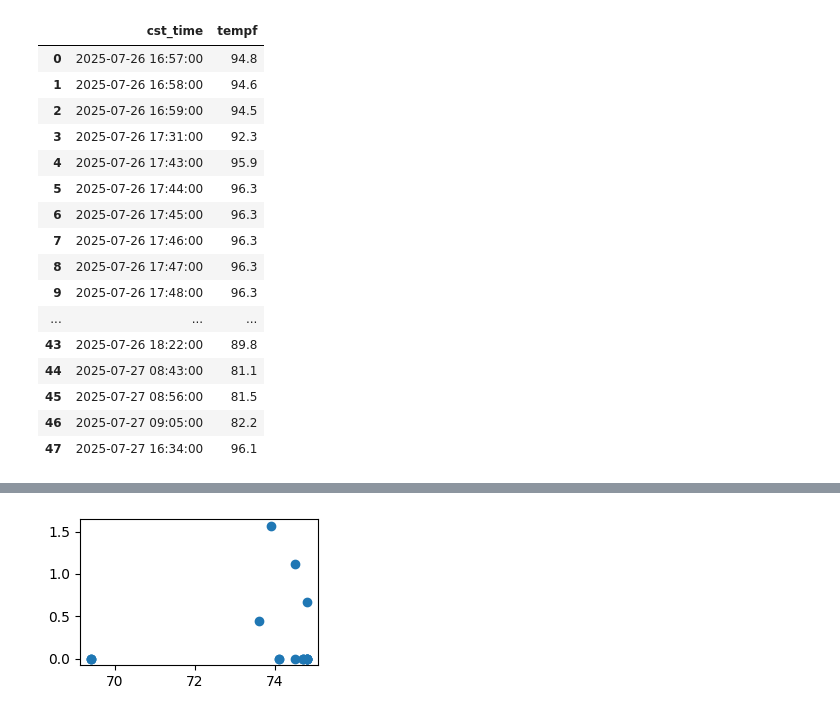
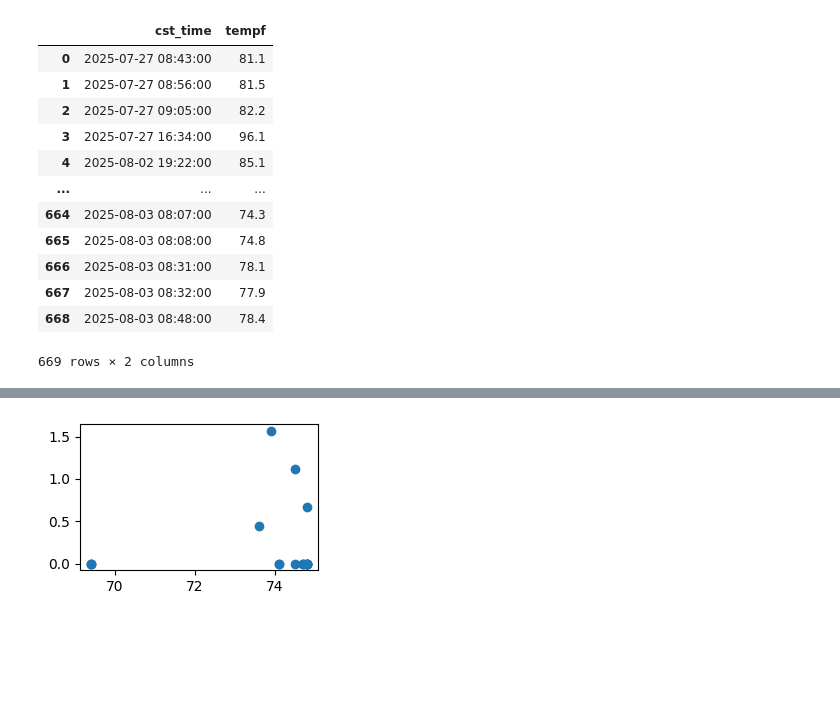
Before and after one commit to sharedw/weather-bot, a Jupyter notebook: explore.ipynb, the cells around one changed output, grey strips where cells are left out. Saved outputs shown, nothing was run; the diff lists cells and outputs as text; code cells hidden in the pictures; blank space fills up the shorter version.

```diff
--- a/explore.ipynb
+++ b/explore.ipynb
@@ -9,24 +9,22 @@ TABLE_NAME = 'observations'
 # %%
 var = 'tempf'
 con = duckdb.connect(DB_PATH)
-df = con.sql(f"select date AT TIME ZONE 'UTC' AT TIME ZONE 'America/Chicago' AS cst_time, {var} from observations where date >'2025-07-26'").df()
+df = con.sql(f"""select date AT TIME ZONE 'UTC' AT TIME ZONE 'America/Chicago' AS cst_time,
+              {var} from observations
+              where date >= CURRENT_DATE - INTERVAL 7 DAY""").df()
 con.close()
 df
 # %% [output]
 |  | cst_time | tempf |
-| 0 | 2025-07-26 16:57:00 | 94.8 |
-| 1 | 2025-07-26 16:58:00 | 94.6 |
-| 2 | 2025-07-26 16:59:00 | 94.5 |
-| 3 | 2025-07-26 17:31:00 | 92.3 |
-| 4 | 2025-07-26 17:43:00 | 95.9 |
-| 5 | 2025-07-26 17:44:00 | 96.3 |
-| 6 | 2025-07-26 17:45:00 | 96.3 |
-| 7 | 2025-07-26 17:46:00 | 96.3 |
-| 8 | 2025-07-26 17:47:00 | 96.3 |
-| 9 | 2025-07-26 17:48:00 | 96.3 |
+| 0 | 2025-07-27 08:43:00 | 81.1 |
+| 1 | 2025-07-27 08:56:00 | 81.5 |
+| 2 | 2025-07-27 09:05:00 | 82.2 |
+| 3 | 2025-07-27 16:34:00 | 96.1 |
+| 4 | 2025-08-02 19:22:00 | 85.1 |
 | ... | ... | ... |
-| 43 | 2025-07-26 18:22:00 | 89.8 |
-| 44 | 2025-07-27 08:43:00 | 81.1 |
-| 45 | 2025-07-27 08:56:00 | 81.5 |
-| 46 | 2025-07-27 09:05:00 | 82.2 |
-| 47 | 2025-07-27 16:34:00 | 96.1 |
+| 664 | 2025-08-03 08:07:00 | 74.3 |
+| 665 | 2025-08-03 08:08:00 | 74.8 |
+| 666 | 2025-08-03 08:31:00 | 78.1 |
+| 667 | 2025-08-03 08:32:00 | 77.9 |
+| 668 | 2025-08-03 08:48:00 | 78.4 |
+669 rows × 2 columns
```
Also changed, not shown: parts of 3 cells of this notebook, 4 other files.
